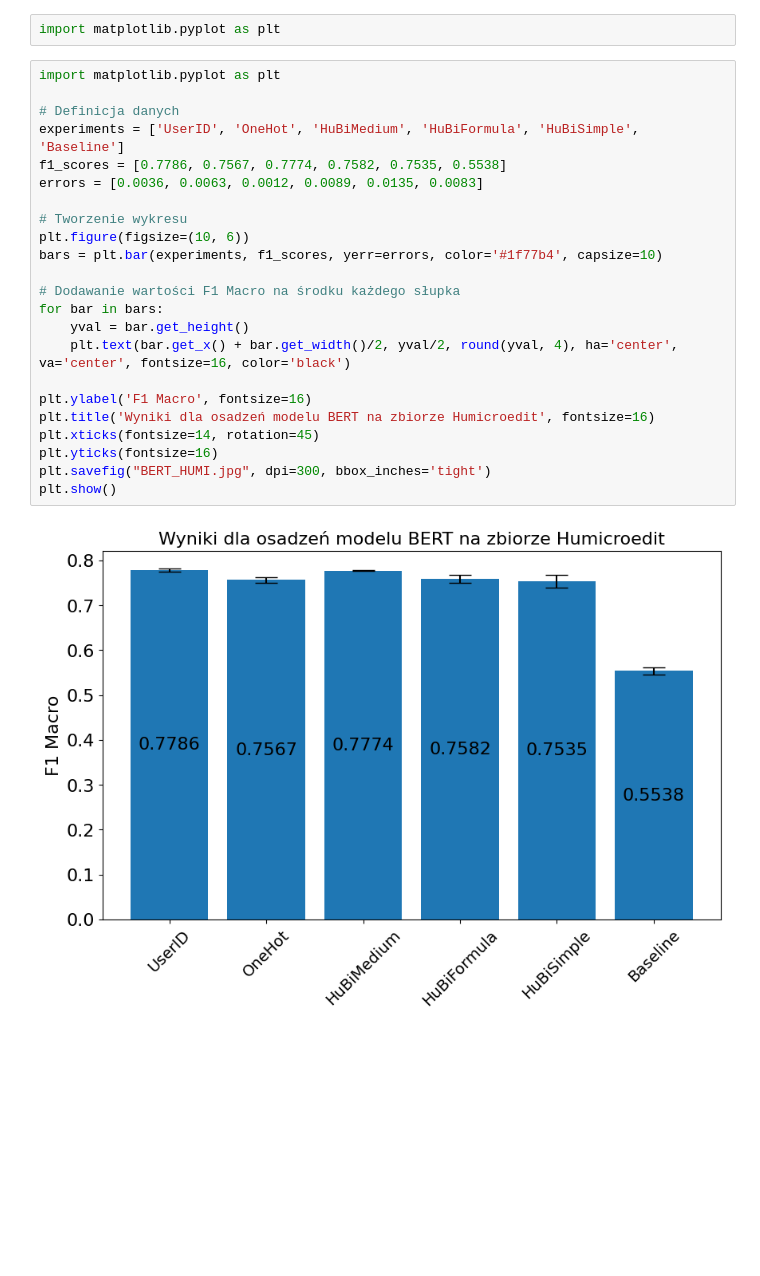
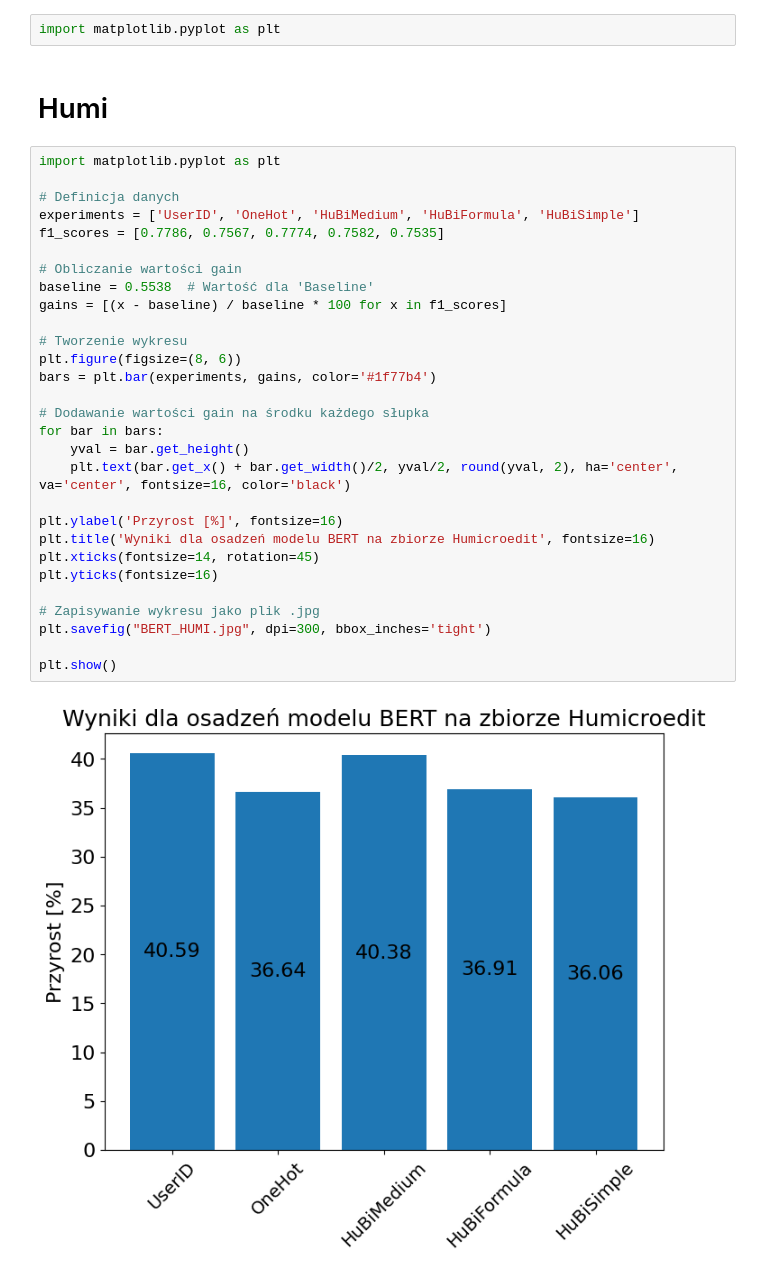
Before and after one commit to MDY00/Personalised_LLM, a Jupyter notebook: Wykresy2/Wykresy2.ipynb, the cells around one changed output. Saved outputs shown, nothing was run; the diff lists cells and outputs as text; blank space fills up the shorter version.

```diff
--- a/Wykresy2/Wykresy2.ipynb
+++ b/Wykresy2/Wykresy2.ipynb
@@ -1,30 +1,38 @@
 # %%
 import matplotlib.pyplot as plt
+# %% [markdown]
+# Humi
 # %%
 import matplotlib.pyplot as plt
 
 # Definicja danych
-experiments = ['UserID', 'OneHot', 'HuBiMedium', 'HuBiFormula', 'HuBiSimple', 'Baseline']
-f1_scores = [0.7786, 0.7567, 0.7774, 0.7582, 0.7535, 0.5538]
-errors = [0.0036, 0.0063, 0.0012, 0.0089, 0.0135, 0.0083]
+experiments = ['UserID', 'OneHot', 'HuBiMedium', 'HuBiFormula', 'HuBiSimple']
+f1_scores = [0.7786, 0.7567, 0.7774, 0.7582, 0.7535]
+
+# Obliczanie wartości gain
+baseline = 0.5538  # Wartość dla 'Baseline'
+gains = [(x - baseline) / baseline * 100 for x in f1_scores]
 
 # Tworzenie wykresu
-plt.figure(figsize=(10, 6))
-bars = plt.bar(experiments, f1_scores, yerr=errors, color='#1f77b4', capsize=10)
+plt.figure(figsize=(8, 6))
+bars = plt.bar(experiments, gains, color='#1f77b4')
 
-# Dodawanie wartości F1 Macro na środku każdego słupka
+# Dodawanie wartości gain na środku każdego słupka
 for bar in bars:
     yval = bar.get_height()
-    plt.text(bar.get_x() + bar.get_width()/2, yval/2, round(yval, 4), ha='center', va='center', fontsize=16, color='black')
+    plt.text(bar.get_x() + bar.get_width()/2, yval/2, round(yval, 2), ha='center', va='center', fontsize=16, color='black')
 
-plt.ylabel('F1 Macro', fontsize=16)
+plt.ylabel('Przyrost [%]', fontsize=16)
 plt.title('Wyniki dla osadzeń modelu BERT na zbiorze Humicroedit', fontsize=16)
 plt.xticks(fontsize=14, rotation=45)
 plt.yticks(fontsize=16)
+
+# Zapisywanie wykresu jako plik .jpg
 plt.savefig("BERT_HUMI.jpg", dpi=300, bbox_inches='tight')
+
 plt.show()
 # %% [output]
-[figure, old version]
+[figure, new version]
 # %%
 import matplotlib.pyplot as plt
 
```
Also changed, not shown: parts of 8 cells of this notebook, 8 other files.
